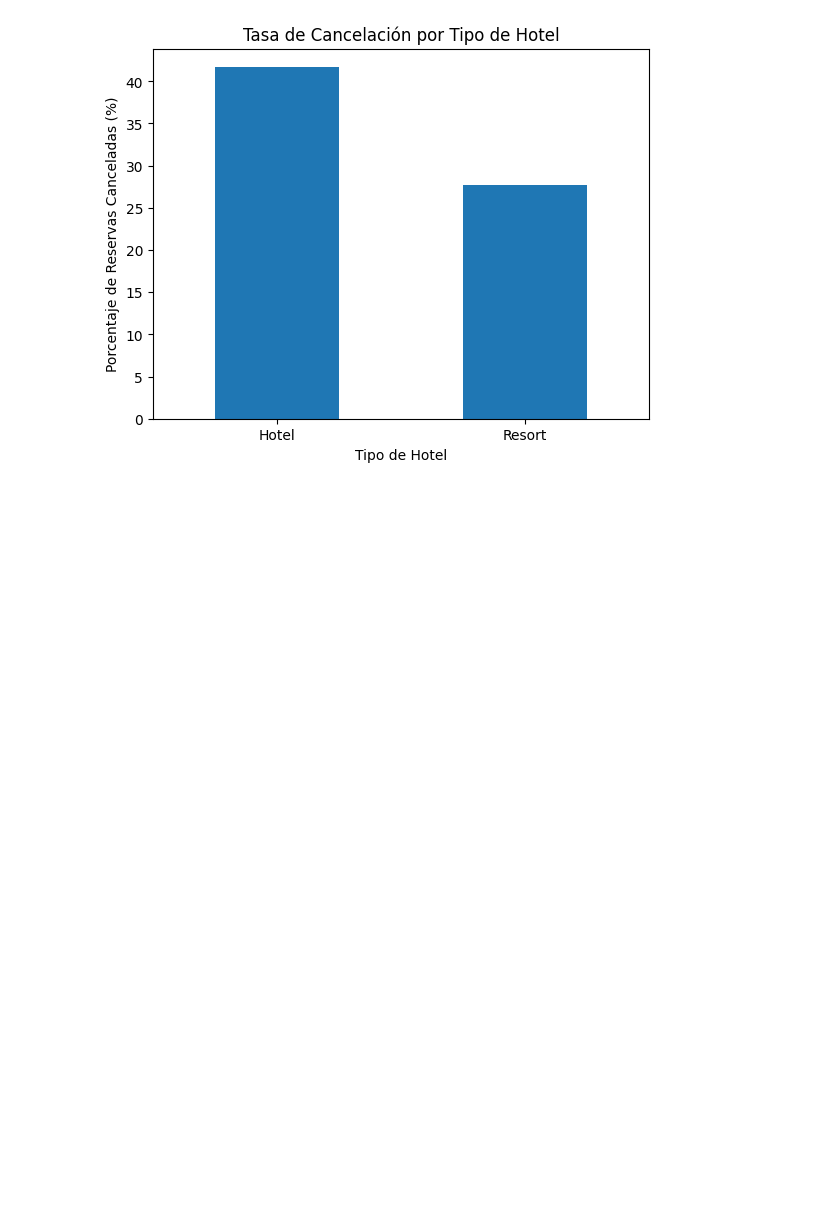
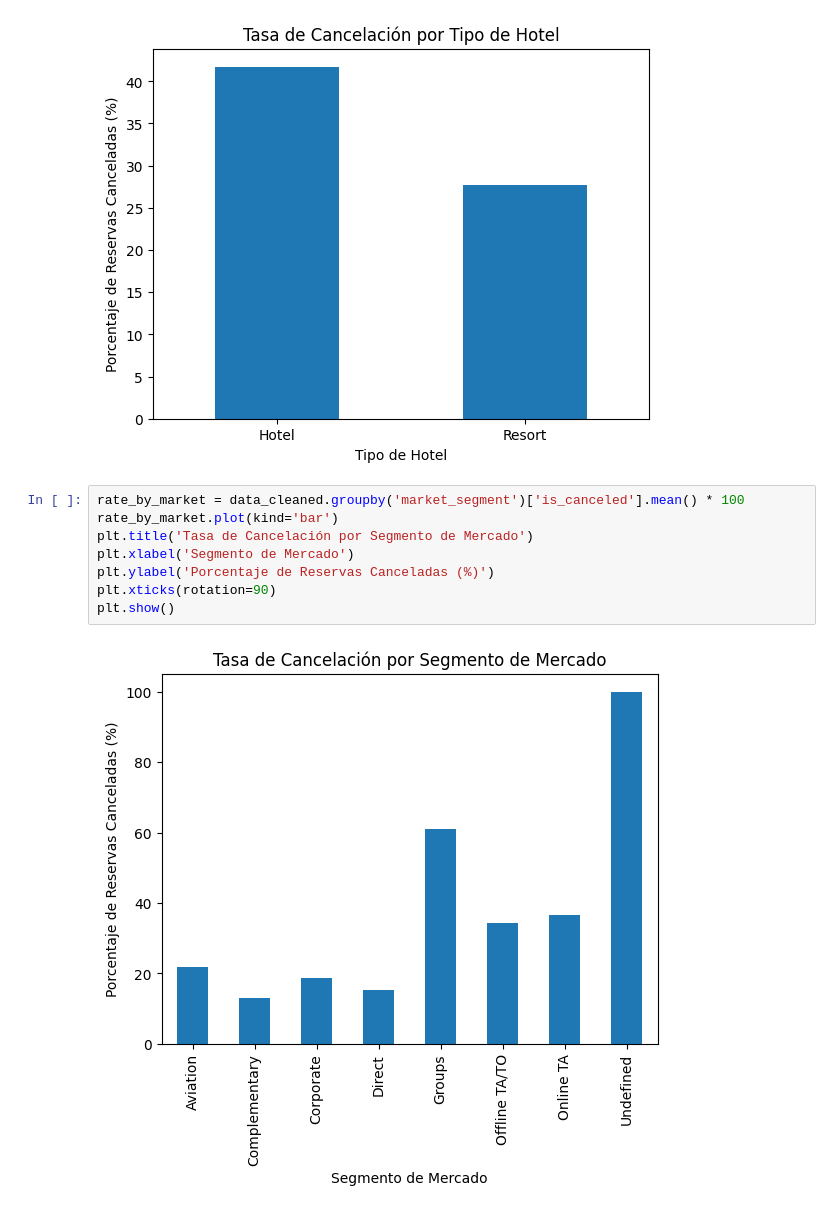
Before and after one commit to prvallejoz/ejercicio3-mcib-b, a Jupyter notebook: hotel_bookings.ipynb, the cells around one changed output. Drawn from its saved outputs; the diff is of its cells as text; blank space fills up the shorter version.

Commit message:
Added plots

```diff
--- a/hotel_bookings.ipynb
+++ b/hotel_bookings.ipynb
@@ -214,3 +214,13 @@ plt.xticks(rotation=0)
 plt.show()
 # %% [output]
 [figure]
+# %%
+rate_by_market = data_cleaned.groupby('market_segment')['is_canceled'].mean() * 100
+rate_by_market.plot(kind='bar')
+plt.title('Tasa de Cancelación por Segmento de Mercado')
+plt.xlabel('Segmento de Mercado')
+plt.ylabel('Porcentaje de Reservas Canceladas (%)')
+plt.xticks(rotation=90)
+plt.show()
+# %% [output]
+[figure, added]
```
Also changed, not shown: parts of 1 cell of this notebook.
